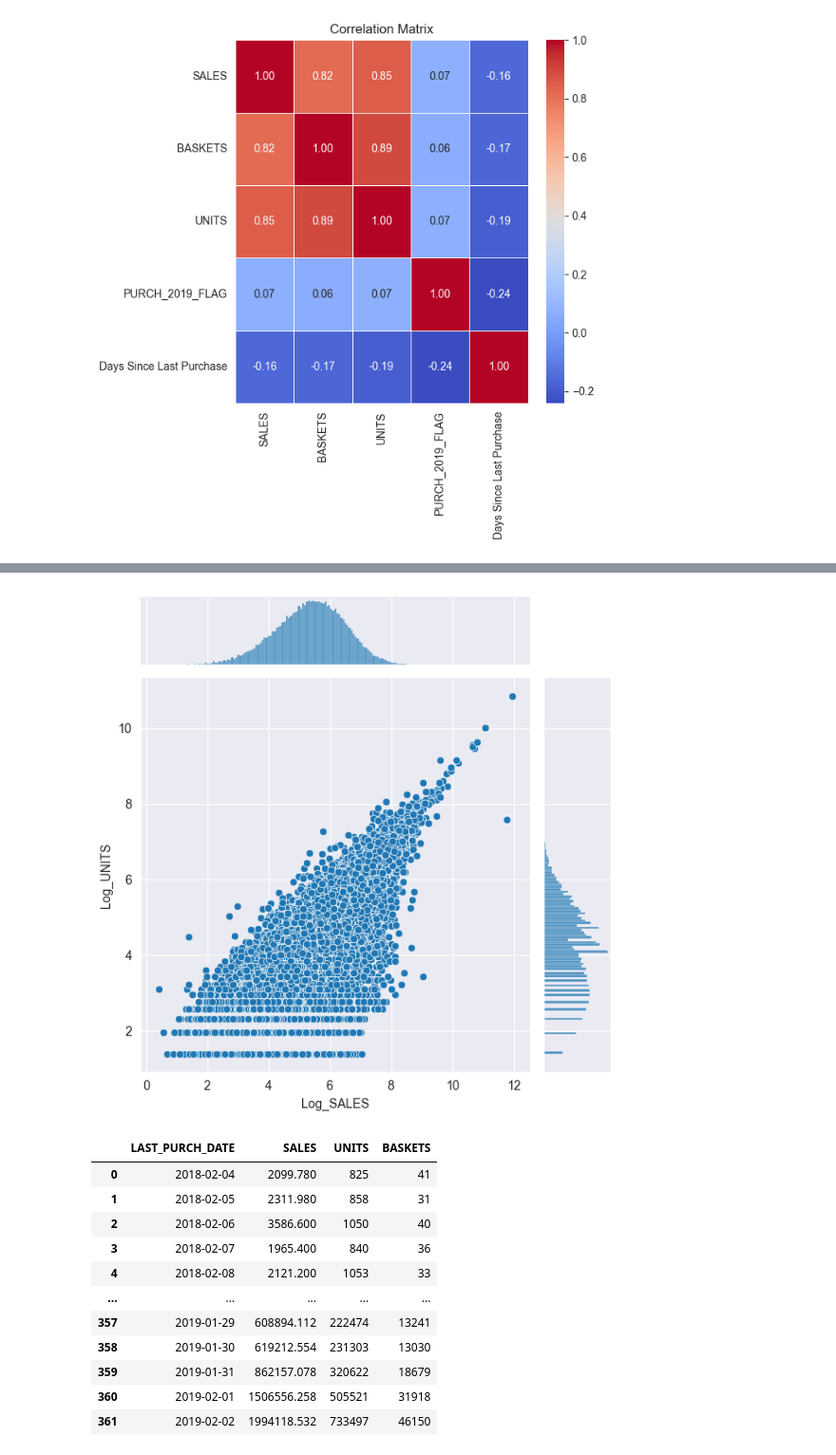
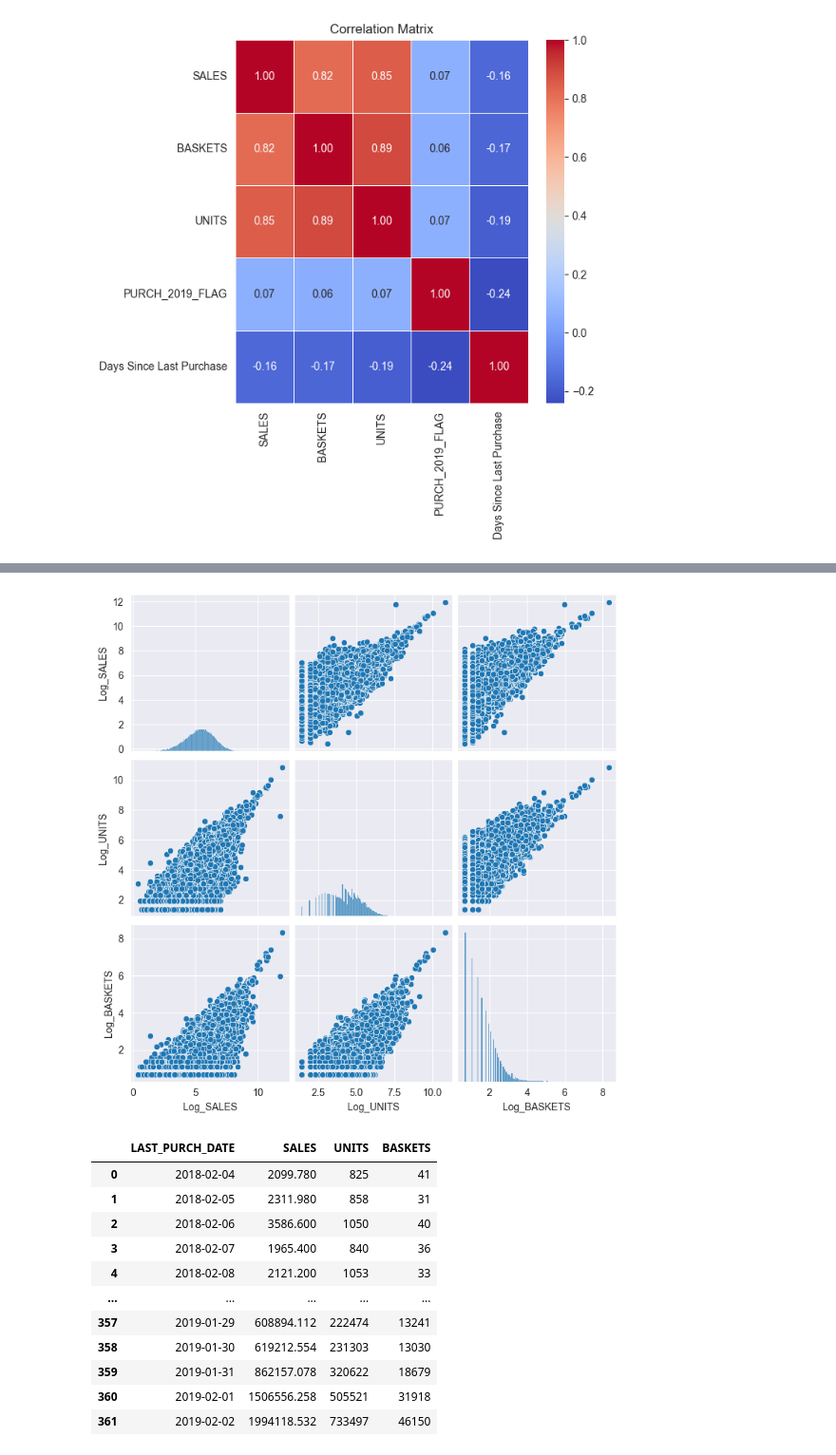
Before and after one commit to Stoichiometrical/Data-Analysis-Case-Studies, a Jupyter notebook: EA Case Study.ipynb, the cells around one changed output, grey strips where cells are left out. Shown: that part at 95% size. Cells and saved outputs as stored; diff of their text form; code cells hidden in the pictures.

```diff
--- a/EA Case Study.ipynb
+++ b/EA Case Study.ipynb
@@ -242,8 +225,9 @@ num_columns
-# %%
-sns.jointplot(x='Log_SALES', y='Log_UNITS', kind='scatter', data=data)
-plt.show()
-# %% [output]
-[figure, removed]
+# %%
+#Examine pairwise relationships
+sns.pairplot(data[['Log_SALES', 'Log_UNITS', 'Log_BASKETS']])
+plt.show()
+# %% [output]
+[figure, added]
 # %%
 # Aggregate data by date
 time_data = data.groupby('LAST_PURCH_DATE')[['SALES', 'UNITS', 'BASKETS']].sum().reset_index()
```
Also changed, not shown: parts of 29 cells of this notebook, 8 other files.
